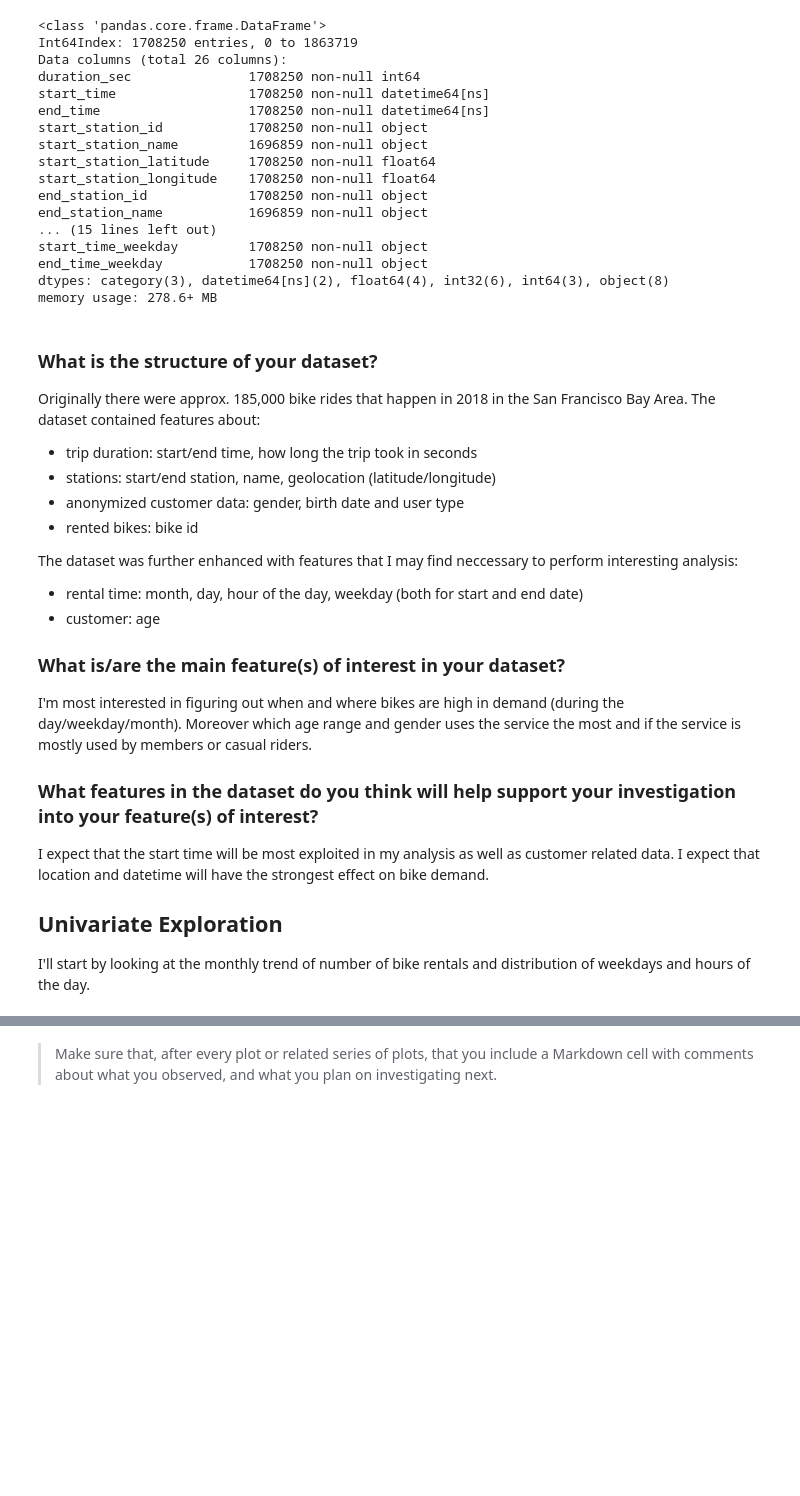
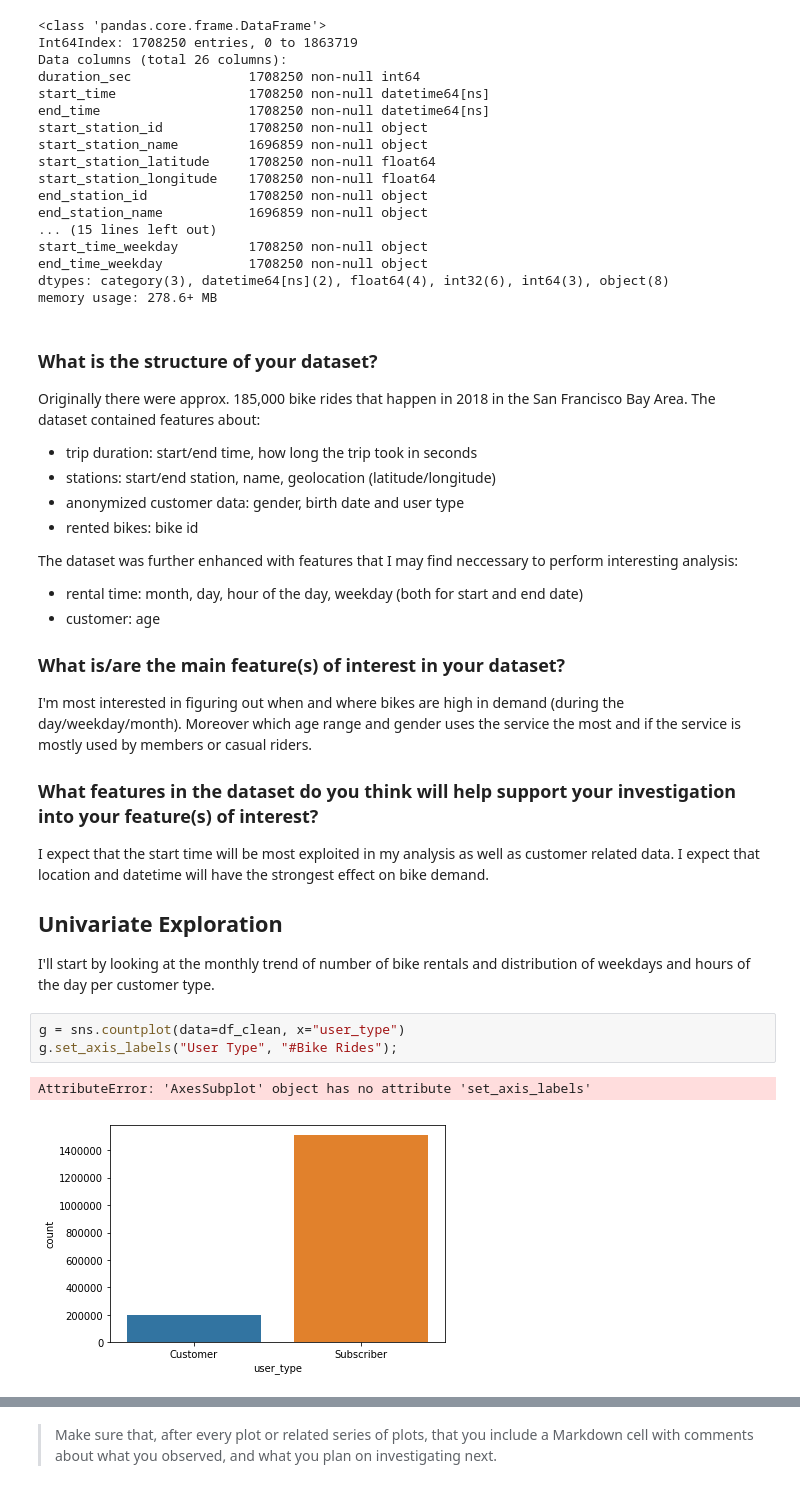
Before and after one commit to alexmathew95/DAND-Project_4, a Jupyter notebook: exploration.ipynb, the cells around one changed output, grey strips where cells are left out. Cells and saved outputs as stored; diff of their text form; blank space fills up the shorter version.

```diff
--- a/exploration.ipynb
+++ b/exploration.ipynb
@@ -362,5 +362,11 @@ I expect that the start time will be most exploited in my analysis as well as cu
 
 ## Univariate Exploration
 
-I'll start by looking at the monthly trend of number of bike rentals and distribution of weekdays and hours of the day.
+I'll start by looking at the monthly trend of number of bike rentals and distribution of weekdays and hours of the day per customer type.
+# %%
+g = sns.countplot(data=df_clean, x="user_type")
+g.set_axis_labels("User Type", "#Bike Rides");
+# %% [output]
+AttributeError: 'AxesSubplot' object has no attribute 'set_axis_labels'
+[figure, added]
 # %%
```
Also changed, not shown: parts of 4 cells of this notebook.
